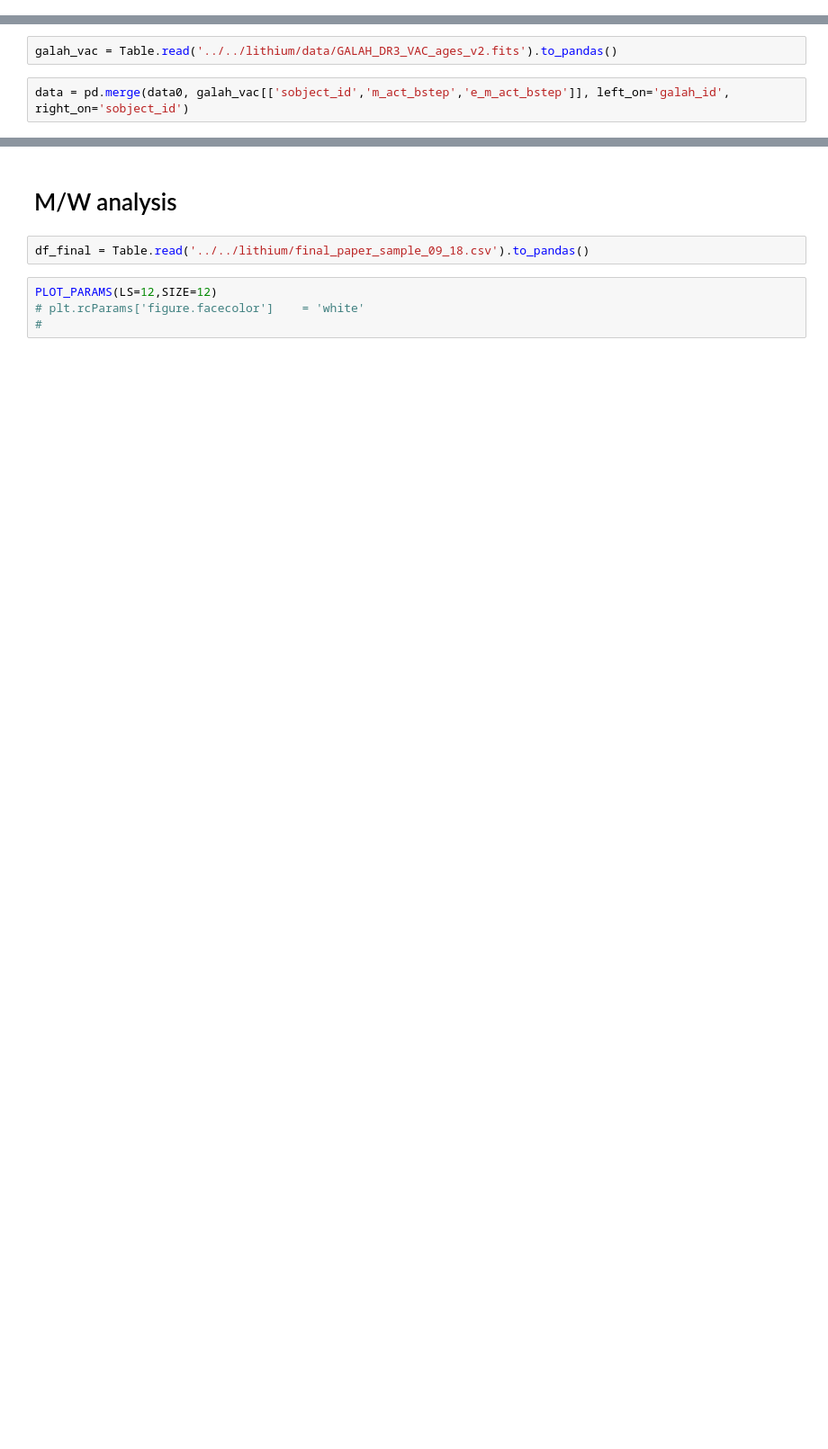
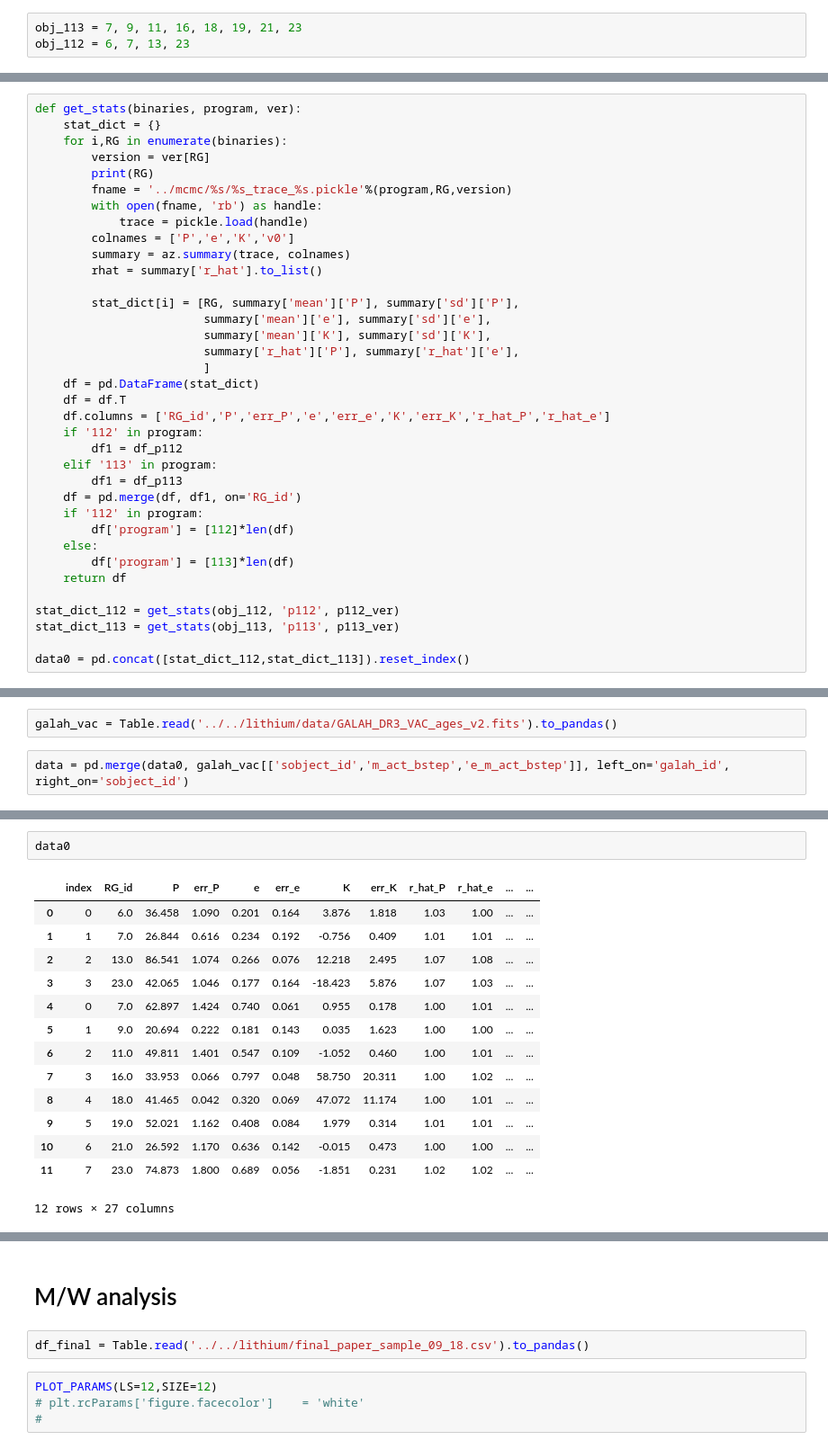
Before and after one commit to MaryumSayeed/ESPRESSO, a Jupyter notebook: scripts/mass_analysis.ipynb, the cells around one changed output, grey strips where cells are left out. Shown at 90% size. Drawn from its saved outputs; the diff is of its cells as text; blank space fills up the shorter version.

```diff
--- a/scripts/mass_analysis.ipynb
+++ b/scripts/mass_analysis.ipynb
@@ -25,0 +37,3 @@ data0 = pd.read_csv('binary_params.csv')
+# %%
+obj_113 = 7, 9, 11, 16, 18, 19, 21, 23
+obj_112 = 6, 7, 13, 23
@@ -25,0 +60,36 @@ data0 = pd.read_csv('binary_params.csv')
+# %%
+def get_stats(binaries, program, ver):
+    stat_dict = {}
+    for i,RG in enumerate(binaries):
+        version = ver[RG]
+        print(RG)
+        fname = '../mcmc/%s/%s_trace_%s.pickle'%(program,RG,version)
+        with open(fname, 'rb') as handle:
+            trace = pickle.load(handle)
+        colnames = ['P','e','K','v0']
+        summary = az.summary(trace, colnames)
+        rhat = summary['r_hat'].to_list()
+
+        stat_dict[i] = [RG, summary['mean']['P'], summary['sd']['P'],
+                        summary['mean']['e'], summary['sd']['e'],
+                        summary['mean']['K'], summary['sd']['K'],
+                        summary['r_hat']['P'], summary['r_hat']['e'],
+                        ]
+    df = pd.DataFrame(stat_dict)
+    df = df.T
+    df.columns = ['RG_id','P','err_P','e','err_e','K','err_K','r_hat_P','r_hat_e']
+    if '112' in program:
+        df1 = df_p112
+    elif '113' in program:
+        df1 = df_p113
+    df = pd.merge(df, df1, on='RG_id')
+    if '112' in program:
+        df['program'] = [112]*len(df)
+    else:
+        df['program'] = [113]*len(df)
+    return df
+
+stat_dict_112 = get_stats(obj_112, 'p112', p112_ver)
+stat_dict_113 = get_stats(obj_113, 'p113', p113_ver)
+
+data0 = pd.concat([stat_dict_112,stat_dict_113]).reset_index()
@@ -98,0 +489,17 @@ for i, row in data.iterrows():
+# %%
+data0
+# %% [output]
+|  | index | RG_id | P | err_P | e | err_e | K | err_K | r_hat_P | r_hat_e | ... | ... |
+| 0 | 0 | 6.0 | 36.458 | 1.090 | 0.201 | 0.164 | 3.876 | 1.818 | 1.03 | 1.00 | ... | ... |
+| 1 | 1 | 7.0 | 26.844 | 0.616 | 0.234 | 0.192 | -0.756 | 0.409 | 1.01 | 1.01 | ... | ... |
+| 2 | 2 | 13.0 | 86.541 | 1.074 | 0.266 | 0.076 | 12.218 | 2.495 | 1.07 | 1.08 | ... | ... |
+| 3 | 3 | 23.0 | 42.065 | 1.046 | 0.177 | 0.164 | -18.423 | 5.876 | 1.07 | 1.03 | ... | ... |
+| 4 | 0 | 7.0 | 62.897 | 1.424 | 0.740 | 0.061 | 0.955 | 0.178 | 1.00 | 1.01 | ... | ... |
+| 5 | 1 | 9.0 | 20.694 | 0.222 | 0.181 | 0.143 | 0.035 | 1.623 | 1.00 | 1.00 | ... | ... |
+| 6 | 2 | 11.0 | 49.811 | 1.401 | 0.547 | 0.109 | -1.052 | 0.460 | 1.00 | 1.01 | ... | ... |
+| 7 | 3 | 16.0 | 33.953 | 0.066 | 0.797 | 0.048 | 58.750 | 20.311 | 1.00 | 1.02 | ... | ... |
+| 8 | 4 | 18.0 | 41.465 | 0.042 | 0.320 | 0.069 | 47.072 | 11.174 | 1.00 | 1.01 | ... | ... |
+| 9 | 5 | 19.0 | 52.021 | 1.162 | 0.408 | 0.084 | 1.979 | 0.314 | 1.01 | 1.01 | ... | ... |
+| 10 | 6 | 21.0 | 26.592 | 1.170 | 0.636 | 0.142 | -0.015 | 0.473 | 1.00 | 1.00 | ... | ... |
+| 11 | 7 | 23.0 | 74.873 | 1.800 | 0.689 | 0.056 | -1.851 | 0.231 | 1.02 | 1.02 | ... | ... |
+12 rows × 27 columns
```
Also changed, not shown: parts of 29 cells of this notebook.
